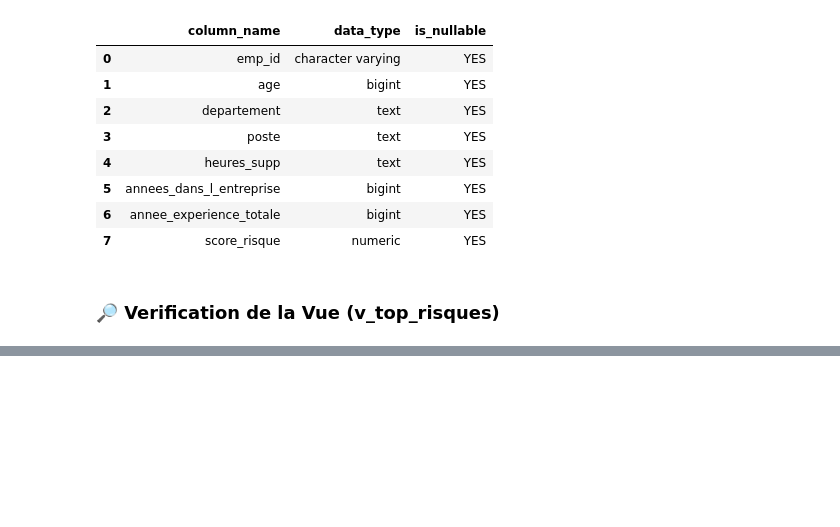
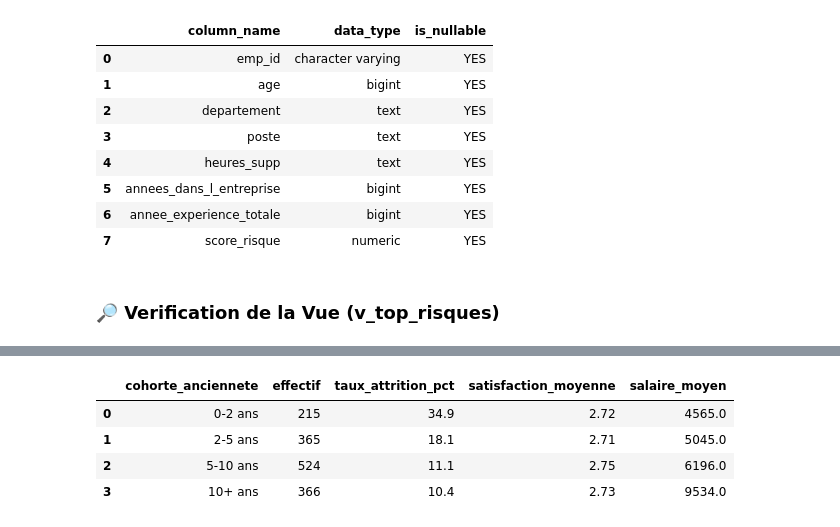
Before and after one commit to racemartin/m4_ocr, a Jupyter notebook: notebooks/P2_02_industrialisation_psql_ingestion.ipynb, the cells around one changed output, grey strips where cells are left out. Saved outputs shown, nothing was run; the diff lists cells and outputs as text; code cells hidden in the pictures; blank space fills up the shorter version.

```diff
--- a/notebooks/P2_02_industrialisation_psql_ingestion.ipynb
+++ b/notebooks/P2_02_industrialisation_psql_ingestion.ipynb
@@ -50,0 +43,18 @@ print("✅ Bibliothèques chargées et moteur de base de données configuré.")
+# %%
+# Charger les variables du fichier .env
+load_dotenv()
+
+def get_engine():
+    user     = os.getenv("DB_USER")
+    password = urllib.parse.quote_plus(os.getenv("DB_PASSWORD"))
+    host     = os.getenv("DB_HOST")
+    port     = os.getenv("DB_PORT")
+    dbname   = os.getenv("DB_NAME")
+
+    db_uri = f"postgresql://{user}:{password}@{host}:{port}/{dbname}"
+    return create_engine(db_uri, client_encoding='utf8')
+
+# Instance globale pour tout le projet
+engine = get_engine()
+
+print("✅ Moteur de base de données configuré.")
@@ -1571,0 +1693,12 @@ display(df_stats)
+# %%
+# Leer la vista de estadísticas
+df_stats = pd.read_sql("SELECT * FROM v_analyse_cohorte_anciennete", engine)
+
+# Mostrar la tabla de comparación
+display(df_stats)
+# %% [output]
+|  | cohorte_anciennete | effectif | taux_attrition_pct | satisfaction_moyenne | salaire_moyen |
+| 0 | 0-2 ans | 215 | 34.9 | 2.72 | 4565.0 |
+| 1 | 2-5 ans | 365 | 18.1 | 2.71 | 5045.0 |
+| 2 | 5-10 ans | 524 | 11.1 | 2.75 | 6196.0 |
+| 3 | 10+ ans | 366 | 10.4 | 2.73 | 9534.0 |
```
Also changed, not shown: parts of 19 cells of this notebook, 6 other files.
